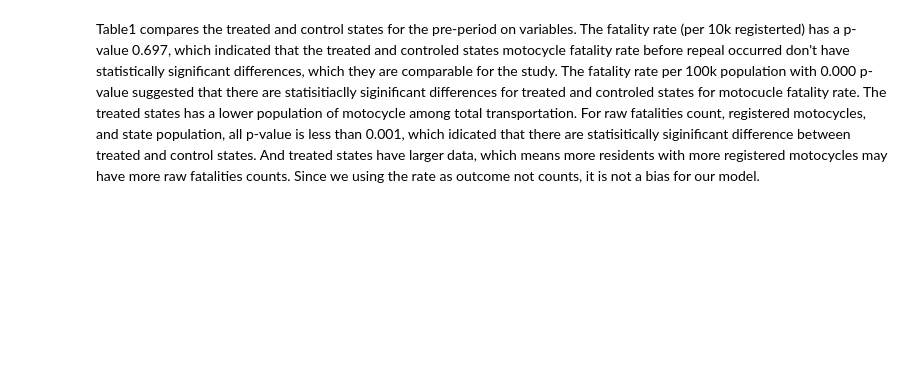
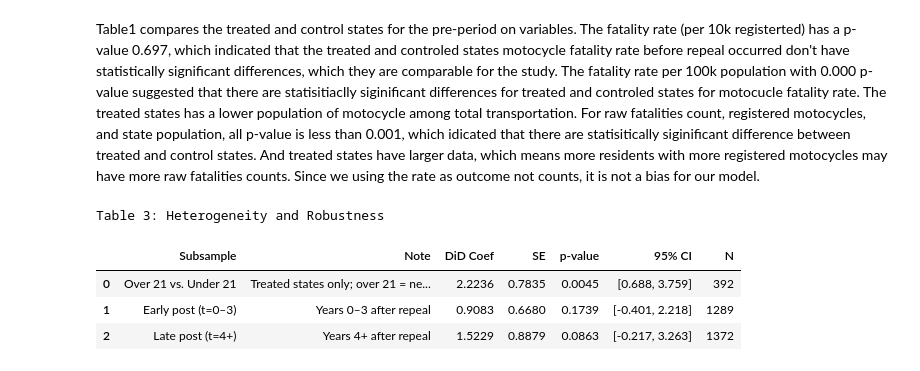
Before and after one commit to Vihaan8/causal_inference_motorcycle_laws, a Jupyter notebook: models/did.ipynb, the cells around one changed output. Drawn from its saved outputs; the diff is of its cells as text; code cells hidden in the pictures; blank space fills up the shorter version.

```diff
--- a/models/did.ipynb
+++ b/models/did.ipynb
@@ -747,0 +738,48 @@ Table1 compares the treated and control states for the pre-period on variables.
+# %%
+results = []
+
+# Age Group
+c, se, p, ci = model_age.params["over21:post"], model_age.bse["over21:post"], model_age.pvalues["over21:post"], model_age.conf_int().loc["over21:post"]
+results.append({"Subsample": "Over 21 vs. Under 21",
+                "Note": "Treated states only; over 21 = newly exempt",
+                "DiD Coef": round(c,4), "SE": round(se,4),
+                "p-value": round(p,4), "95% CI": f"[{ci[0]:.3f}, {ci[1]:.3f}]",
+                "N": int(model_age.nobs)})
+
+# Time Since Repeal
+df_early = df_clean[
+    (df_clean["treated"] == 0) |
+    ((df_clean["treated"] == 1) & (df_clean["event_time"] < 0)) |
+    ((df_clean["treated"] == 1) & (df_clean["event_time"].between(0, 3)))
+].copy()
+df_early["post_early"] = ((df_early["treated"] == 1) & (df_early["event_time"].between(0, 3))).astype(int)
+
+df_late = df_clean[
+    (df_clean["treated"] == 0) |
+    ((df_clean["treated"] == 1) & (df_clean["event_time"] < 0)) |
+    ((df_clean["treated"] == 1) & (df_clean["event_time"] >= 4))
+].copy()
+df_late["post_late"] = ((df_late["treated"] == 1) & (df_late["event_time"] >= 4)).astype(int)
+
+for label, data, post_col, note in [
+    ("Early post (t=0–3)", df_early, "post_early", "Years 0–3 after repeal"),
+    ("Late post (t=4+)",   df_late,  "post_late",  "Years 4+ after repeal"),
+]:
+    m = smf.ols(f"fatality_rate_per_10k_reg ~ treated:{post_col} + C(state) + C(year)", data=data).fit(
+            cov_type="cluster", cov_kwds={"groups": data["state"]})
+    key = f"treated:{post_col}"
+    c, se, p, ci = m.params[key], m.bse[key], m.pvalues[key], m.conf_int().loc[key]
+    results.append({"Subsample": label, "Note": note,
+                    "DiD Coef": round(c,4), "SE": round(se,4),
+                    "p-value": round(p,4), "95% CI": f"[{ci[0]:.3f}, {ci[1]:.3f}]",
+                    "N": int(m.nobs)})
+
+tbl3 = pd.DataFrame(results)
+print("Table 3: Heterogeneity and Robustness")
+tbl3
+# %% [output]
+Table 3: Heterogeneity and Robustness
+|  | Subsample | Note | DiD Coef | SE | p-value | 95% CI | N |
+| 0 | Over 21 vs. Under 21 | Treated states only; over 21 = ne... | 2.2236 | 0.7835 | 0.0045 | [0.688, 3.759] | 392 |
+| 1 | Early post (t=0–3) | Years 0–3 after repeal | 0.9083 | 0.6680 | 0.1739 | [-0.401, 2.218] | 1289 |
+| 2 | Late post (t=4+) | Years 4+ after repeal | 1.5229 | 0.8879 | 0.0863 | [-0.217, 3.263] | 1372 |
```
Also changed, not shown: parts of 7 cells of this notebook.
